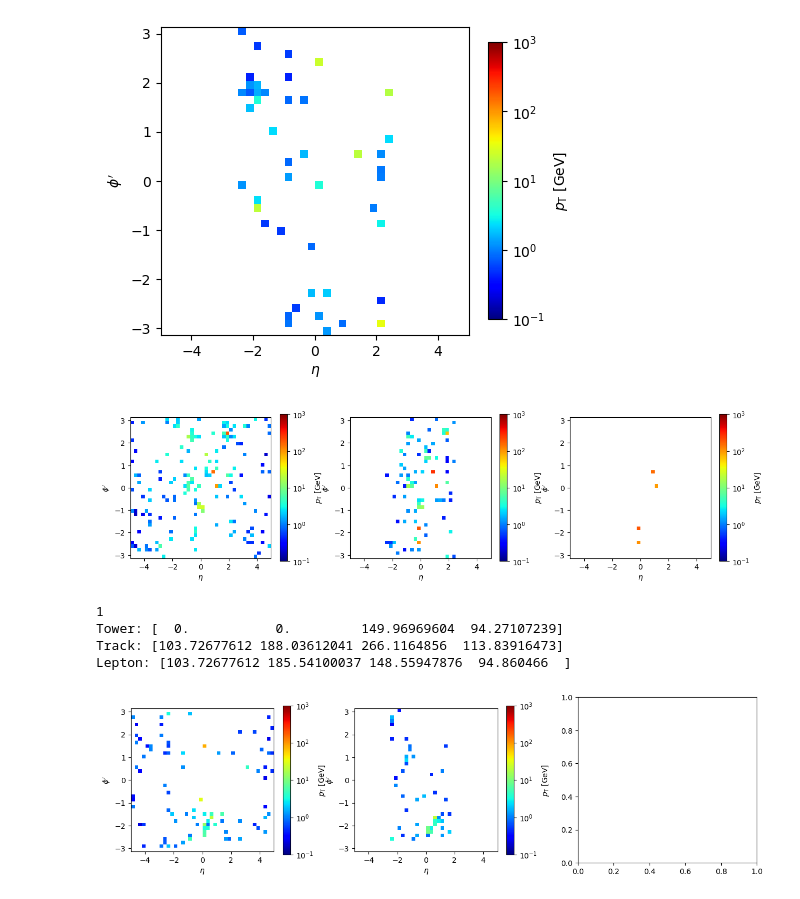
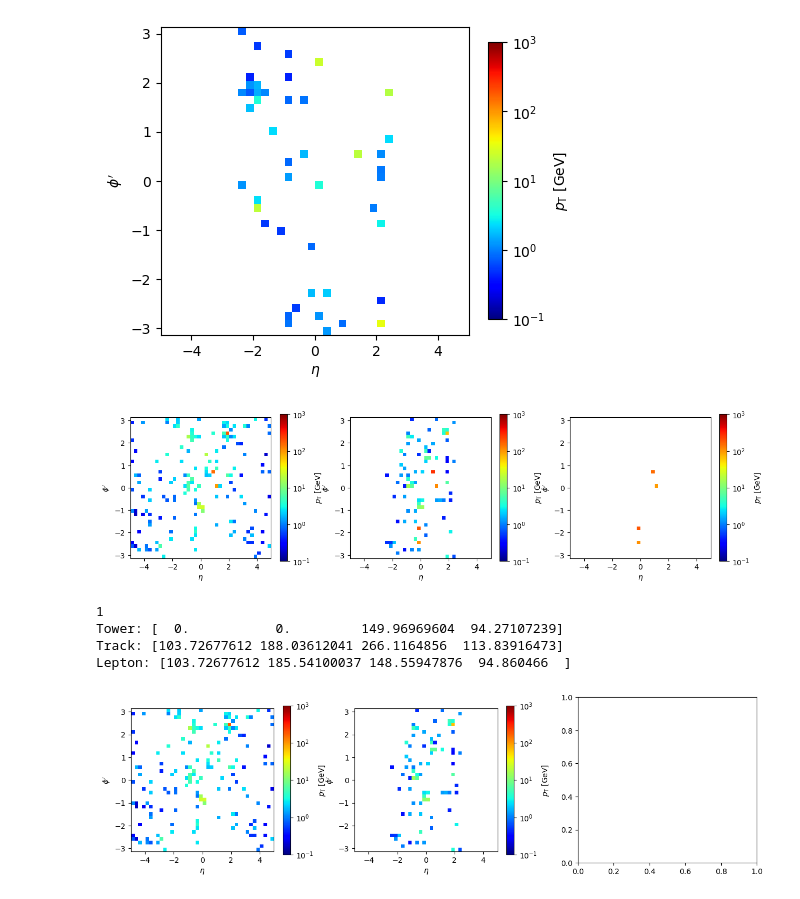
Before and after one commit to r10222035/higgs_production, a Jupyter notebook: Sample/plot_image.ipynb, the cells around one changed output. Cells and saved outputs as stored; diff of their text form; code cells hidden in the pictures.

```diff
--- a/Sample/plot_image.ipynb
+++ b/Sample/plot_image.ipynb
@@ -443,32 +443,32 @@ data = np.load('./data/ZZ_4l/quark_jet_2_cut/pre-processing/40x40/GGF_in_SR-data
 event = 5
 fig, ax = plt.subplots(1, 3, figsize=(5*3, 4))
 
 for i in range(3):
     plot_image_on_axis(data[event, :, :, i].transpose(), ax[i])
 # 調整子圖間的水平間距
 plt.subplots_adjust(wspace=0.25)
 # plt.savefig('../figures/event_image_GGF-tower.pdf', dpi=300, facecolor='White', bbox_inches='tight')
 plt.show()
 
 print((((data[event, :, :, 1]) == data[event, :, :, 2]) & (data[event, :, :, 2] != 0)).sum())
 print('Tower:', data[event, :, :, 0][data[event, :, :, 2] != 0])
 print('Track:', data[event, :, :, 1][data[event, :, :, 2] != 0])
 print('Lepton:', data[event, :, :, 2][data[event, :, :, 2] != 0])
 
 
-data = np.load('./data/ZZ_4l/quark_jet_2_cut/pre-processing/remove_product_case_4/40x40/GGF_in_BR-data.npy')
+data = np.load('./data/ZZ_4l/quark_jet_2_cut/pre-processing/remove_product_case_5/40x40/GGF_in_SR-data.npy')
 fig, ax = plt.subplots(1, 3, figsize=(5*3, 4))
 
 for i in range(2):
     plot_image_on_axis(data[event, :, :, i].transpose(), ax[i])
 # 調整子圖間的水平間距
 plt.subplots_adjust(wspace=0.25)
 # plt.savefig('../figures/event_image_GGF-tower.pdf', dpi=300, facecolor='White', bbox_inches='tight')
 plt.show()
 # %% [output]
 [figure]
 1
 Tower: [  0.           0.         149.96969604  94.27107239]
 Track: [103.72677612 188.03612041 266.1164856  113.83916473]
 Lepton: [103.72677612 185.54100037 148.55947876  94.860466  ]
-[figure, old version]
+[figure, new version]
```
Also changed, not shown: parts of 2 cells of this notebook, 8 other files.
